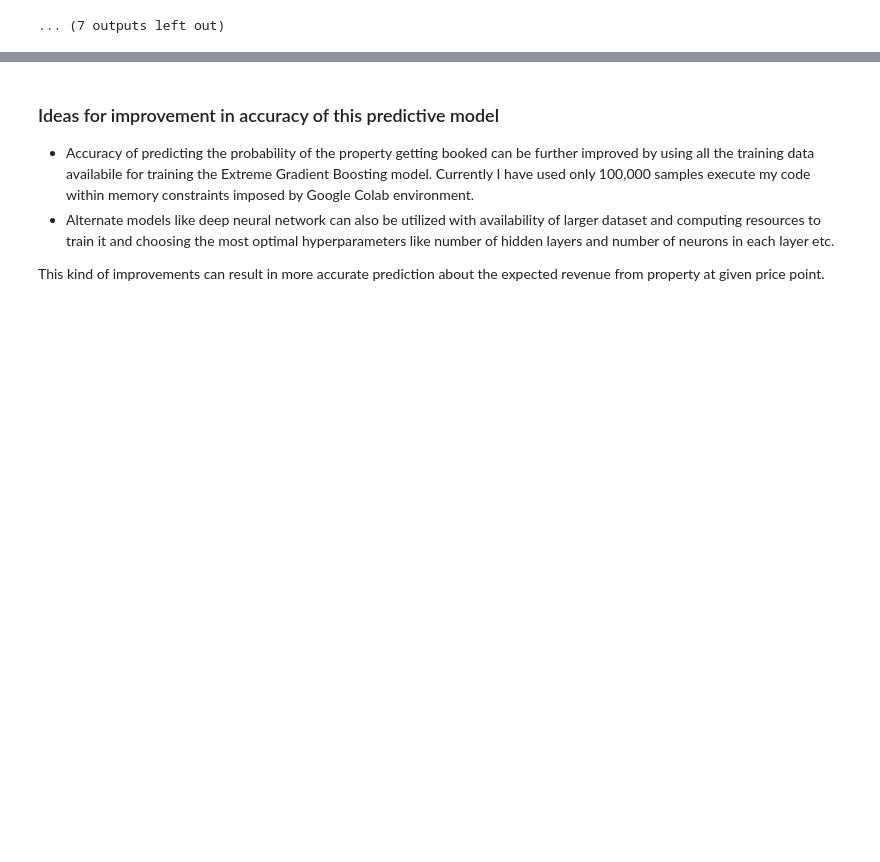
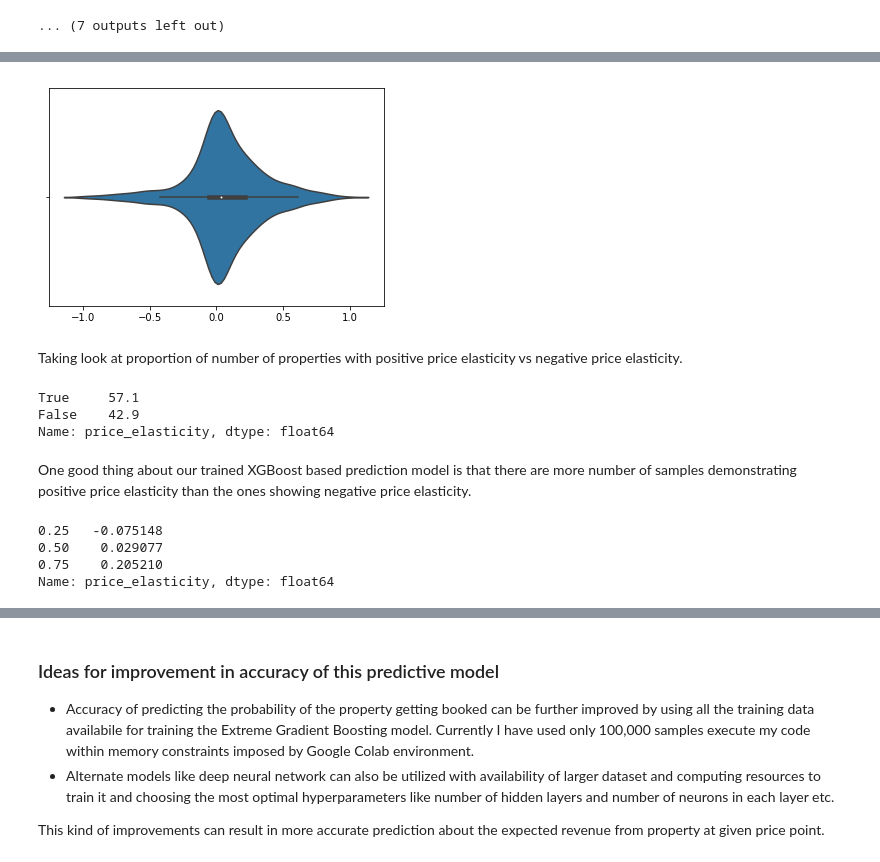
Before and after one commit to patelatharva/Analysis_of_Airbnb_property_listings_dataset, a Jupyter notebook: colab_tuning_booking_price_to_maximize_expected_revenue.ipynb, the cells around one changed output, grey strips where cells are left out. Cells and saved outputs as stored; diff of their text form; code cells hidden in the pictures; blank space fills up the shorter version.

```diff
--- a/colab_tuning_booking_price_to_maximize_expected_revenue.ipynb
+++ b/colab_tuning_booking_price_to_maximize_expected_revenue.ipynb
@@ -1868,0 +1887,21 @@ tuned_data.to_csv(data_dir + "/tuned_data.csv", index=False)
+# %%
+violin = sns.violinplot(x=tuned_data[["price_elasticity"]].query("price_elasticity < 1 and price_elasticity > -1"))
+# %% [output]
+[figure, added]
+# %% [markdown]
+Taking look at proportion of number of properties with positive price elasticity vs negative price elasticity.
+# %%
+100 * (tuned_data_1["price_elasticity"] > 0).value_counts()/(tuned_data_1["price_elasticity"]).count()
+# %% [output]
+True     57.1
+False    42.9
+Name: price_elasticity, dtype: float64
+# %% [markdown]
+One good thing about our trained XGBoost based prediction model is that there are more number of samples demonstrating positive price elasticity than the ones showing negative price elasticity.
+# %%
+tuned_data_1["price_elasticity"].quantile([.25, .5, .75])
+# %% [output]
+0.25   -0.075148
+0.50    0.029077
+0.75    0.205210
+Name: price_elasticity, dtype: float64
```
Also changed, not shown: parts of 59 cells of this notebook.
